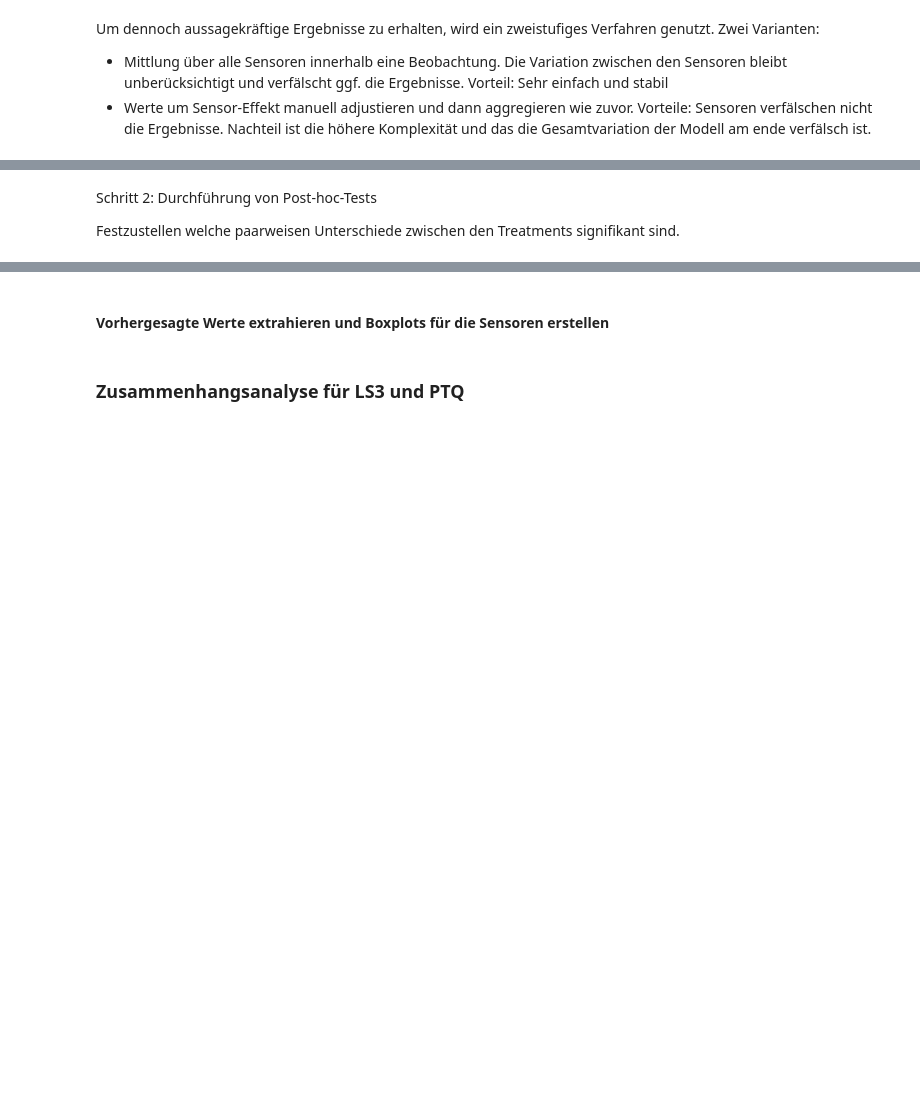
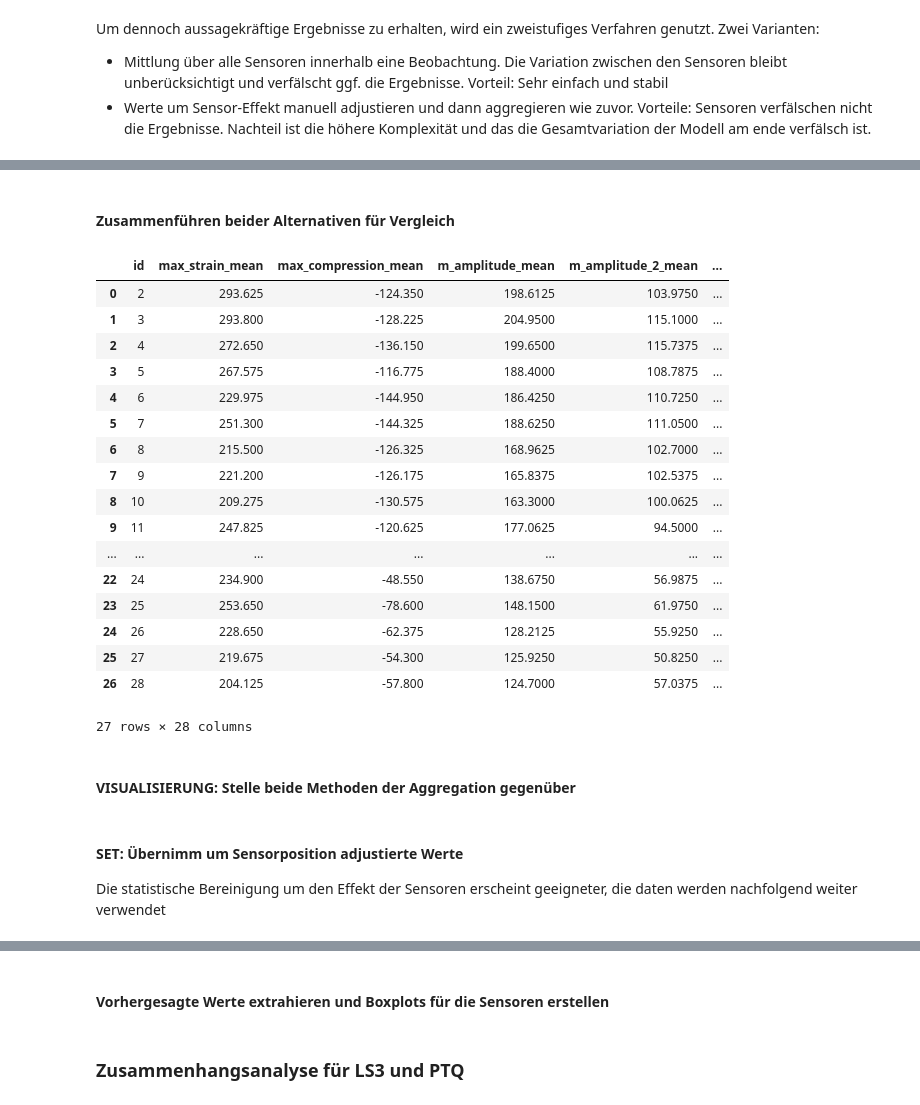
Before and after one commit to kyellsen/2023_Kronensicherung_Plesse_Kraefte_Schwingungen, a Jupyter notebook: 2023_Kronensicherung_Plesse_530_Analyse_Schwingungen.ipynb, the cells around one changed output, grey strips where cells are left out. Saved outputs shown, nothing was run; the diff lists cells and outputs as text; code cells hidden in the pictures; blank space fills up the shorter version.

```diff
--- a/2023_Kronensicherung_Plesse_530_Analyse_Schwingungen.ipynb
+++ b/2023_Kronensicherung_Plesse_530_Analyse_Schwingungen.ipynb
@@ -223,6 +442,6 @@ df_mean = df.groupby("id").agg({var: "mean" for var in variables}).reset_index()
 df_mean = df_mean.rename(columns={var: f"{var}_mean" for var in variables})
 
 # Füge zusätzliche Variablen (z.B. treatment und rope_release) hinzu.
-treatment_df = df[["id", "treatment", "rope_release"]].drop_duplicates()
+treatment_df = df[["id", "treatment", "rope_release", "cable_max"]].drop_duplicates()
 df_mean = df_mean.merge(treatment_df, on="id")
 df_mean.describe()
@@ -638,4 +577,0 @@ PLOT_MANAGER.save_plot(fig, filename="effect_of_treatment_comparison", subdir="c
-# %% [markdown]
-Schritt 2: Durchführung von Post-hoc-Tests
-
-Festzustellen welche paarweisen Unterschiede zwischen den Treatments signifikant sind.
@@ -696,0 +578,30 @@ PLOT_MANAGER.save_plot(fig, filename="effect_of_treatment_without_rope_release_s
+# %% [markdown]
+#### Zusammenführen beider Alternativen für Vergleich
+# %%
+# --- Zusammenführen beider Ansätze ---
+# Beide DataFrames enthalten nun jeweils den Mittelwert pro ID:
+# - df_mean: direkte Mittelwerte mit Suffix _mean
+# - df_adj: sensor-adjustierte Mittelwerte mit Suffix _adj
+grouped_df = pd.merge(df_mean, df_adj, on=add_variables, how="inner")
+grouped_df
+# %% [output]
+|  | id | max_strain_mean | max_compression_mean | m_amplitude_mean | m_amplitude_2_mean | ... |
+| 0 | 2 | 293.625 | -124.350 | 198.6125 | 103.9750 | ... |
+| 1 | 3 | 293.800 | -128.225 | 204.9500 | 115.1000 | ... |
+| 2 | 4 | 272.650 | -136.150 | 199.6500 | 115.7375 | ... |
+| 3 | 5 | 267.575 | -116.775 | 188.4000 | 108.7875 | ... |
+| 4 | 6 | 229.975 | -144.950 | 186.4250 | 110.7250 | ... |
+| 5 | 7 | 251.300 | -144.325 | 188.6250 | 111.0500 | ... |
+| 6 | 8 | 215.500 | -126.325 | 168.9625 | 102.7000 | ... |
+| 7 | 9 | 221.200 | -126.175 | 165.8375 | 102.5375 | ... |
+| 8 | 10 | 209.275 | -130.575 | 163.3000 | 100.0625 | ... |
+| 9 | 11 | 247.825 | -120.625 | 177.0625 | 94.5000 | ... |
+| ... | ... | ... | ... | ... | ... | ... |
+| 22 | 24 | 234.900 | -48.550 | 138.6750 | 56.9875 | ... |
+| 23 | 25 | 253.650 | -78.600 | 148.1500 | 61.9750 | ... |
+| 24 | 26 | 228.650 | -62.375 | 128.2125 | 55.9250 | ... |
+| 25 | 27 | 219.675 | -54.300 | 125.9250 | 50.8250 | ... |
+| 26 | 28 | 204.125 | -57.800 | 124.7000 | 57.0375 | ... |
+27 rows × 28 columns
+# %% [markdown]
+#### VISUALISIERUNG: Stelle beide Methoden der Aggregation gegenüber
@@ -696,0 +635,4 @@ PLOT_MANAGER.save_plot(fig, filename="effect_of_treatment_without_rope_release_s
+# %% [markdown]
+#### SET: Übernimm um Sensorposition adjustierte Werte
+
+Die statistische Bereinigung um den Effekt der Sensoren erscheint geeigneter, die daten werden nachfolgend weiter verwendet
```
Also changed, not shown: parts of 86 cells of this notebook, 6 other files.
